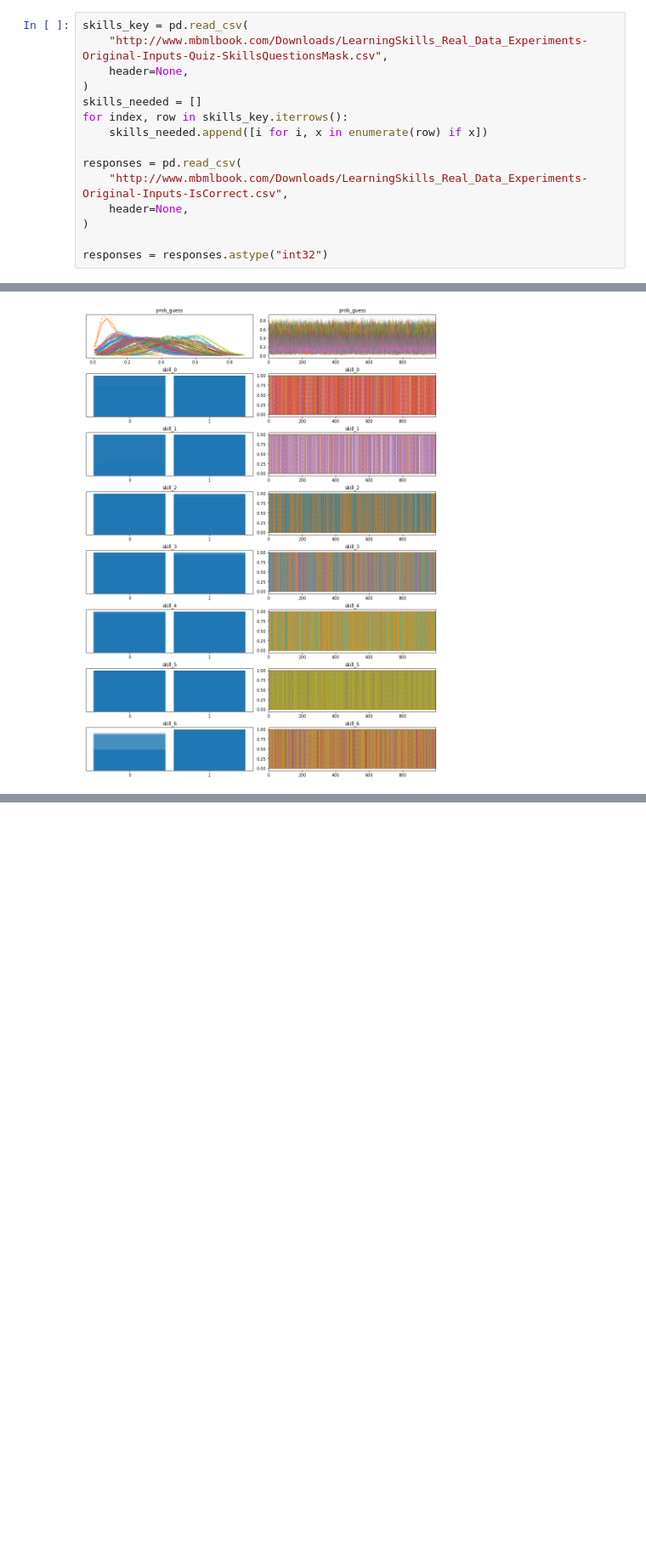
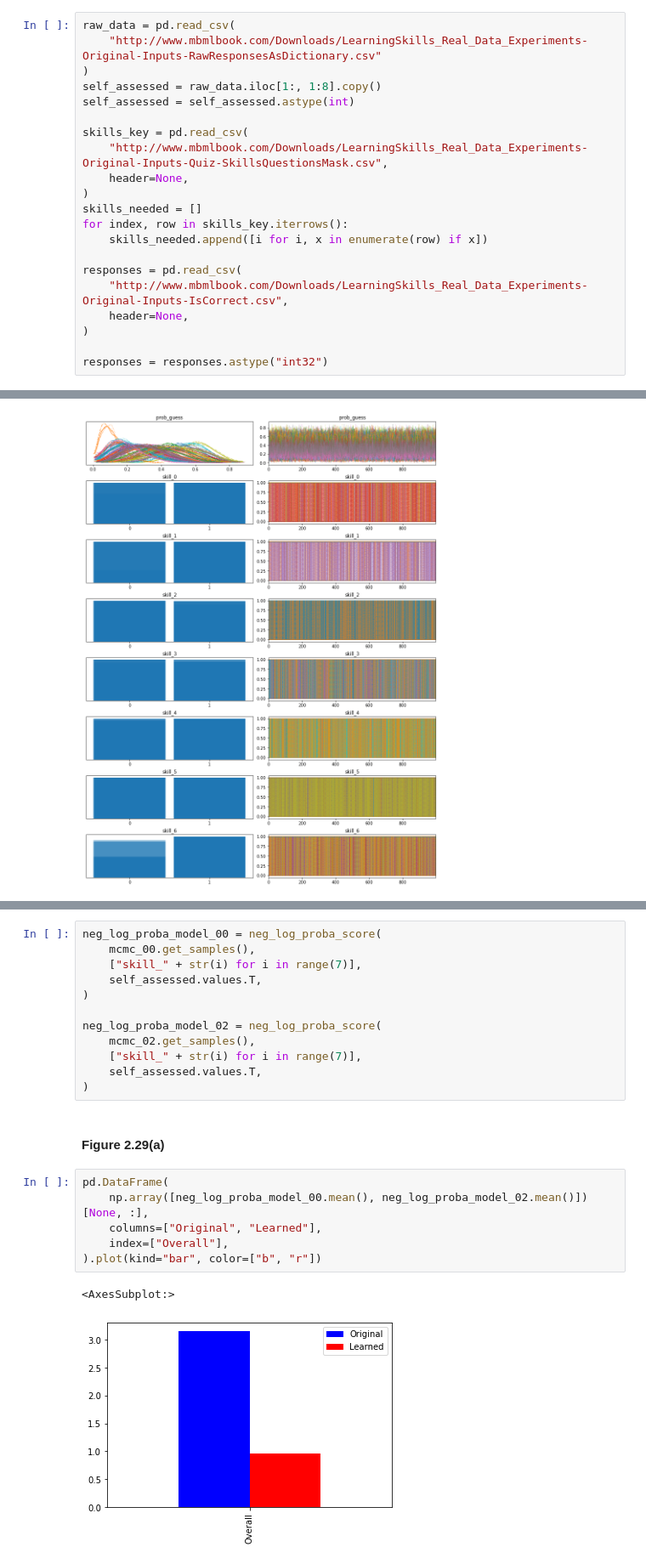
Before and after one commit to bdatko/numpyro_play, a Jupyter notebook: notebooks/Chapter_2_MBML_log_probability.ipynb, the cells around one changed output, grey strips where cells are left out. Shown at 85% size. Cells and saved outputs as stored; diff of their text form; blank space fills up the shorter version.

```diff
--- a/notebooks/Chapter_2_MBML_log_probability.ipynb
+++ b/notebooks/Chapter_2_MBML_log_probability.ipynb
@@ -28,4 +59,10 @@ rng_key = jax.random.PRNGKey(2)
 # %%
+raw_data = pd.read_csv(
+    "http://www.mbmlbook.com/Downloads/LearningSkills_Real_Data_Experiments-Original-Inputs-RawResponsesAsDictionary.csv"
+)
+self_assessed = raw_data.iloc[1:, 1:8].copy()
+self_assessed = self_assessed.astype(int)
+
 skills_key = pd.read_csv(
     "http://www.mbmlbook.com/Downloads/LearningSkills_Real_Data_Experiments-Original-Inputs-Quiz-SkillsQuestionsMask.csv",
     header=None,
@@ -173,0 +325,23 @@ AttributeError: 'HMCGibbsState' object has no attribute 'potential_energy'
+# %%
+neg_log_proba_model_00 = neg_log_proba_score(
+    mcmc_00.get_samples(),
+    ["skill_" + str(i) for i in range(7)],
+    self_assessed.values.T,
+)
+
+neg_log_proba_model_02 = neg_log_proba_score(
+    mcmc_02.get_samples(),
+    ["skill_" + str(i) for i in range(7)],
+    self_assessed.values.T,
+)
+# %% [markdown]
+#### Figure 2.29(a)
+# %%
+pd.DataFrame(
+    np.array([neg_log_proba_model_00.mean(), neg_log_proba_model_02.mean()])[None, :],
+    columns=["Original", "Learned"],
+    index=["Overall"],
+).plot(kind="bar", color=["b", "r"])
+# %% [output]
+<AxesSubplot:>
+[figure, added]
```
Also changed, not shown: parts of 55 cells of this notebook, 1 other file.
